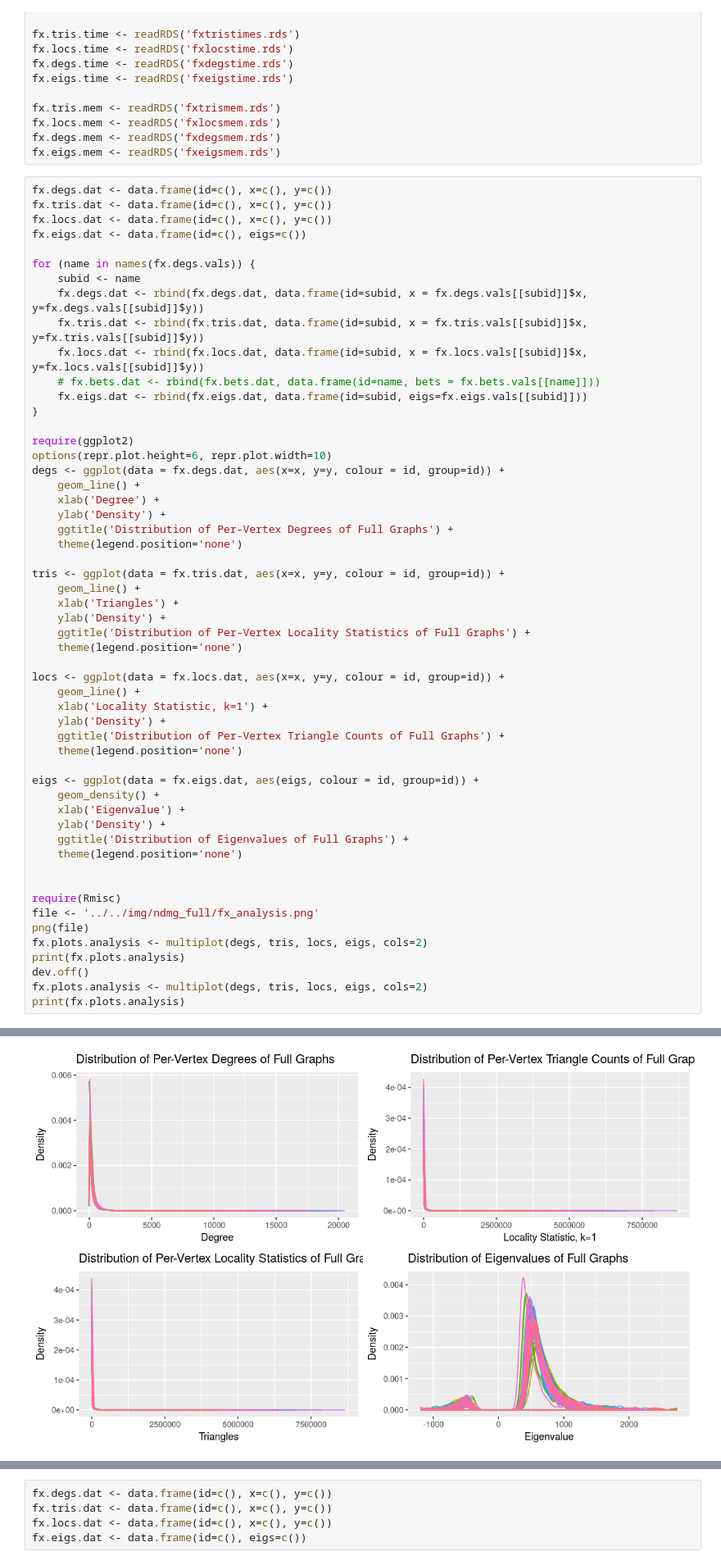
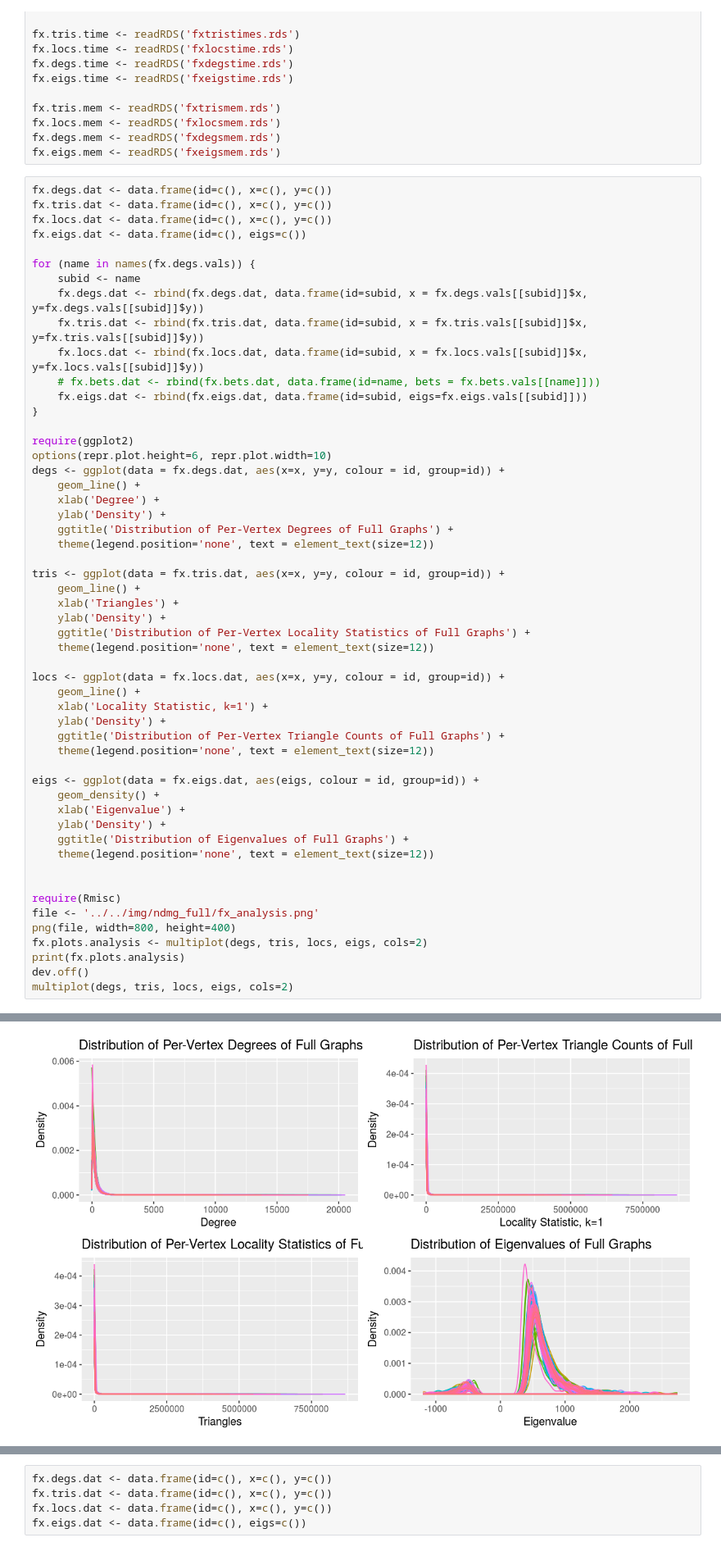
Before and after one commit to neurodata/mrilab, a Jupyter notebook: ndmg_bg_full/for_user/flashx-igraph_ndmg_notebook.ipynb, the cells around one changed output, grey strips where cells are left out. Shown at 82% size. Cells and saved outputs as stored; diff of their text form.

Commit message:
updated results and plotting methods

```diff
--- a/ndmg_bg_full/for_user/flashx-igraph_ndmg_notebook.ipynb
+++ b/ndmg_bg_full/for_user/flashx-igraph_ndmg_notebook.ipynb
@@ -122,38 +122,37 @@ degs <- ggplot(data = fx.degs.dat, aes(x=x, y=y, colour = id, group=id)) +
     xlab('Degree') +
     ylab('Density') +
     ggtitle('Distribution of Per-Vertex Degrees of Full Graphs') +
-    theme(legend.position='none')
+    theme(legend.position='none', text = element_text(size=12))
 
 tris <- ggplot(data = fx.tris.dat, aes(x=x, y=y, colour = id, group=id)) +
     geom_line() +
     xlab('Triangles') +
     ylab('Density') +
     ggtitle('Distribution of Per-Vertex Locality Statistics of Full Graphs') +
-    theme(legend.position='none')
+    theme(legend.position='none', text = element_text(size=12))
 
 locs <- ggplot(data = fx.locs.dat, aes(x=x, y=y, colour = id, group=id)) +
     geom_line() +
     xlab('Locality Statistic, k=1') +
     ylab('Density') +
     ggtitle('Distribution of Per-Vertex Triangle Counts of Full Graphs') +
-    theme(legend.position='none')
+    theme(legend.position='none', text = element_text(size=12))
 
 eigs <- ggplot(data = fx.eigs.dat, aes(eigs, colour = id, group=id)) +
     geom_density() +
     xlab('Eigenvalue') +
     ylab('Density') +
     ggtitle('Distribution of Eigenvalues of Full Graphs') +
-    theme(legend.position='none')
+    theme(legend.position='none', text = element_text(size=12))
 
 
 require(Rmisc)
 file <- '../../img/ndmg_full/fx_analysis.png'
-png(file)
+png(file, width=800, height=400)
 fx.plots.analysis <- multiplot(degs, tris, locs, eigs, cols=2)
 print(fx.plots.analysis)
 dev.off()
-fx.plots.analysis <- multiplot(degs, tris, locs, eigs, cols=2)
-print(fx.plots.analysis)
+multiplot(degs, tris, locs, eigs, cols=2)
 # %% [output]
 NULL
 png
@@ -162,4 +160,4 @@ NULL
-[figure, old version]
+[figure, new version]
 # %%
 runtime <- data.frame(method="FlashR", func = "eigenval", time = unlist(fx.eigs.time))
 runtime <- rbind(runtime, data.frame(method="FlashR", func = "locality", time = unlist(fx.locs.time)))
```
Also changed, not shown: parts of 2 cells of this notebook, 3 other files.
